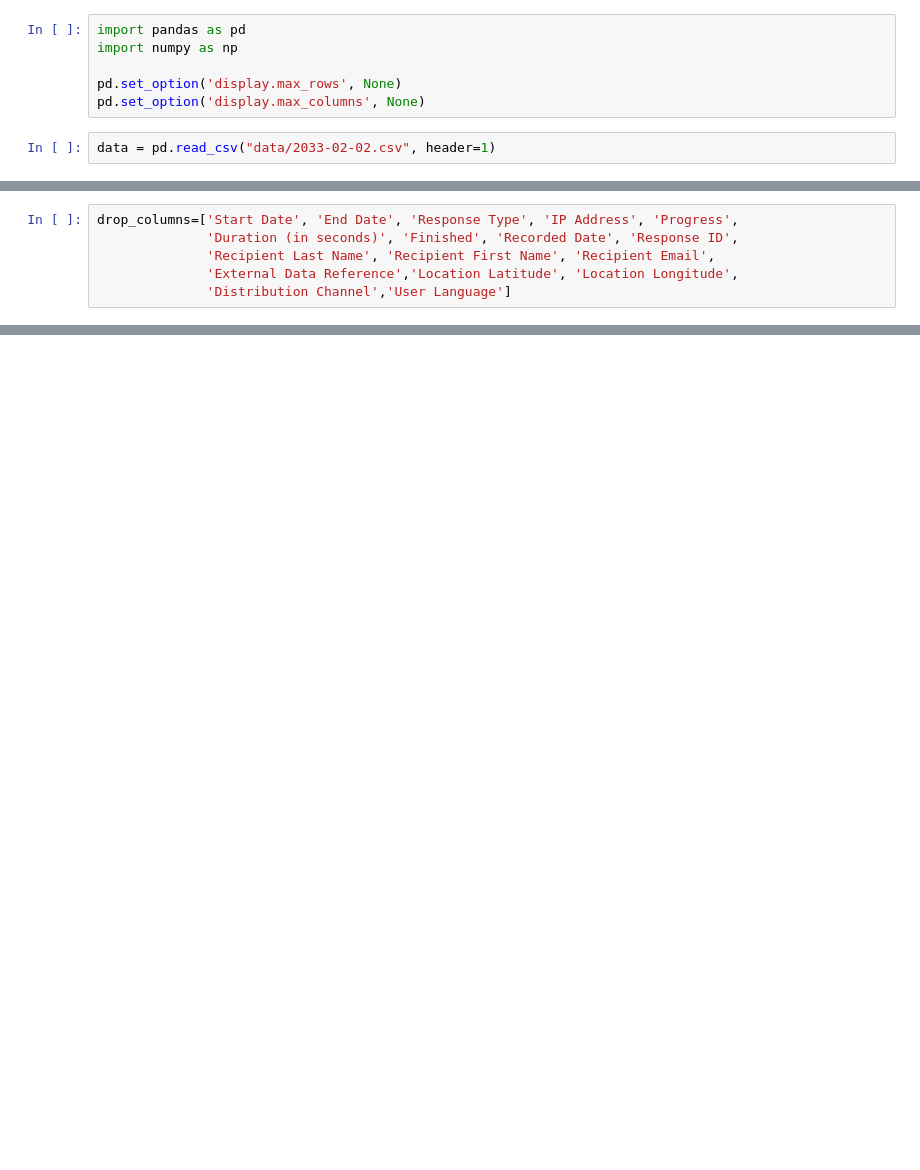
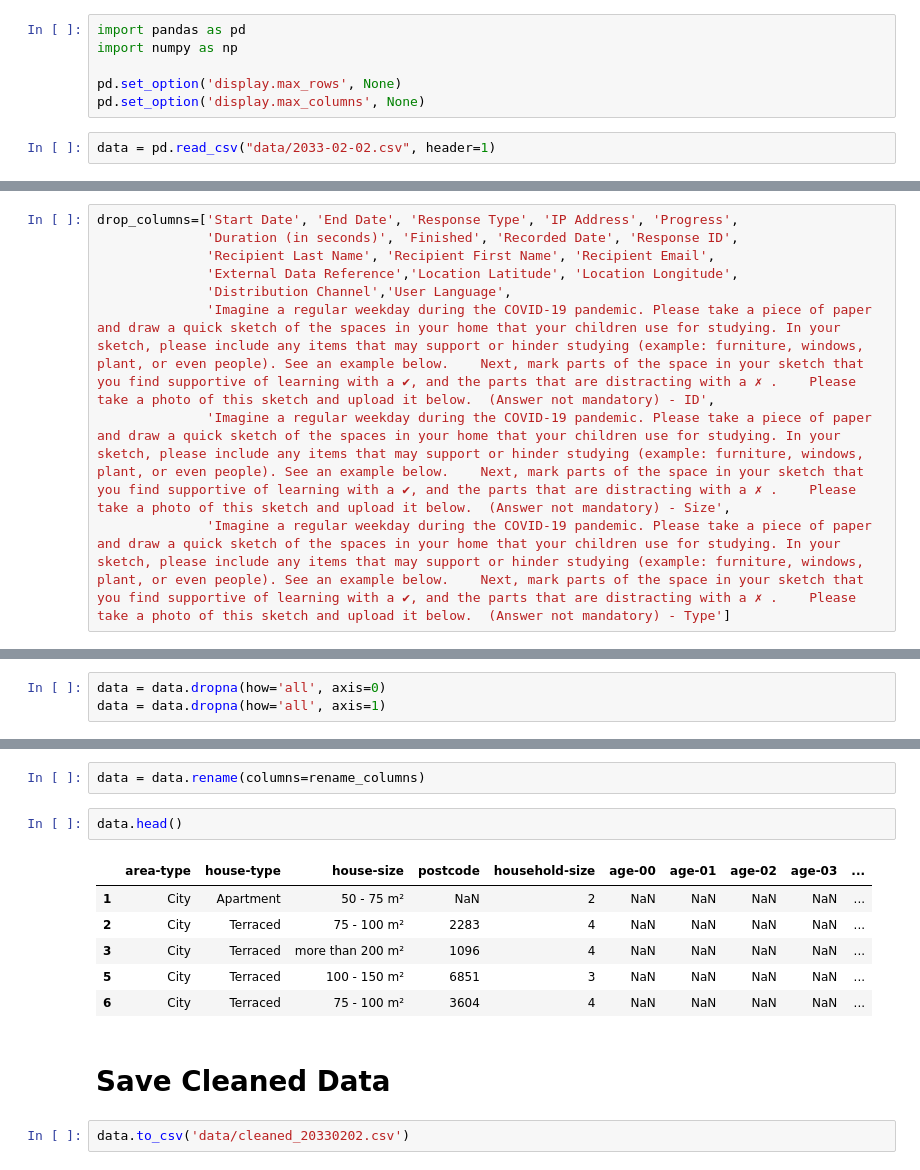
Before and after one commit to shrutirao94/spatial-inequality-nl-analysis, a Jupyter notebook: cleanup.ipynb, the cells around one changed output, grey strips where cells are left out. Saved outputs shown, nothing was run; the diff lists cells and outputs as text; blank space fills up the shorter version.

Commit message:
[EDIT] Cleaned and Saved Data

```diff
--- a/cleanup.ipynb
+++ b/cleanup.ipynb
@@ -45,6 +25,9 @@ drop_columns=['Start Date', 'End Date', 'Response Type', 'IP Address', 'Progress
               'Duration (in seconds)', 'Finished', 'Recorded Date', 'Response ID',
               'Recipient Last Name', 'Recipient First Name', 'Recipient Email',
               'External Data Reference','Location Latitude', 'Location Longitude',
-              'Distribution Channel','User Language']
+              'Distribution Channel','User Language',
+              'Imagine a regular weekday during the COVID-19 pandemic. Please take a piece of paper and draw a quick sketch of the spaces in your home that your children use for studying. In your sketch, please include any items that may support or hinder studying (example: furniture, windows, plant, or even people). See an example below.    Next, mark parts of the space in your sketch that you find supportive of learning with a ✔, and the parts that are distracting with a ✗ .    Please take a photo of this sketch and upload it below.  (Answer not mandatory) - ID',
+              'Imagine a regular weekday during the COVID-19 pandemic. Please take a piece of paper and draw a quick sketch of the spaces in your home that your children use for studying. In your sketch, please include any items that may support or hinder studying (example: furniture, windows, plant, or even people). See an example below.    Next, mark parts of the space in your sketch that you find supportive of learning with a ✔, and the parts that are distracting with a ✗ .    Please take a photo of this sketch and upload it below.  (Answer not mandatory) - Size',
+              'Imagine a regular weekday during the COVID-19 pandemic. Please take a piece of paper and draw a quick sketch of the spaces in your home that your children use for studying. In your sketch, please include any items that may support or hinder studying (example: furniture, windows, plant, or even people). See an example below.    Next, mark parts of the space in your sketch that you find supportive of learning with a ✔, and the parts that are distracting with a ✗ .    Please take a photo of this sketch and upload it below.  (Answer not mandatory) - Type']
 # %%
 data = data.drop(columns=drop_columns)
@@ -56,0 +37,3 @@ data = data.dropna(how='all', axis=1)
+# %%
+data = data.dropna(how='all', axis=0)
+data = data.dropna(how='all', axis=1)
@@ -111,3 +155,18 @@ rename_columns = {"How would you best describe the area that you lived in?": "ar
                   'Did you (guardian) fill in the survey alone, or together with the children?  (Answer not mandatory)':"alone(y/n)",
                   'We appreciate your responses and the time you have taken to answer our questions! If you have any questions about the research, you may contact Titus van der Valk at t.j.vandervalk@uva.nl.     Future Interview:  Would you be willing to participate in a future interview with our researchers? If you consent, we will ask you to provide your email address so that we can contact you.    €100 Bol Prize Draw:  As a token of our appreciation, we would like to randomly award 10 respondents with a €100 Bol gift card! Would you like to participate in this prize draw?   We will ask you to provide your email address so that we can contact you in the event that you win.    Please note that at all times, your email address will be stored separately from your survey responses, so that you remain anonymous. (Answer not mandatory)': "next-steps"
                  }
+# %%
+data = data.rename(columns=rename_columns)
+# %%
+data.head()
+# %% [output]
+|  | area-type | house-type | house-size | postcode | household-size | age-00 | age-01 | age-02 | age-03 | ... |
+| 1 | City | Apartment | 50 - 75 m² | NaN | 2 | NaN | NaN | NaN | NaN | ... |
+| 2 | City | Terraced | 75 - 100 m² | 2283 | 4 | NaN | NaN | NaN | NaN | ... |
+| 3 | City | Terraced | more than 200 m² | 1096 | 4 | NaN | NaN | NaN | NaN | ... |
+| 5 | City | Terraced | 100 - 150 m² | 6851 | 3 | NaN | NaN | NaN | NaN | ... |
+| 6 | City | Terraced | 75 - 100 m² | 3604 | 4 | NaN | NaN | NaN | NaN | ... |
+# %% [markdown]
+# Save Cleaned Data
+# %%
+data.to_csv('data/cleaned_20330202.csv')
```
Also changed, not shown: parts of 12 cells of this notebook.
